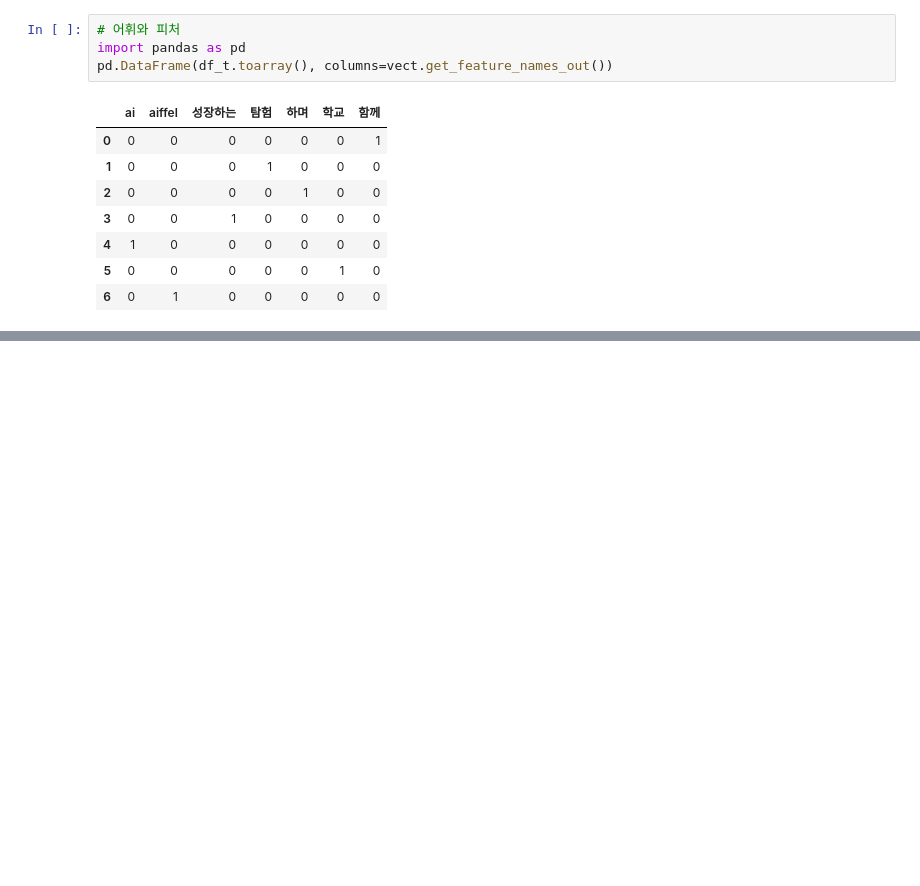
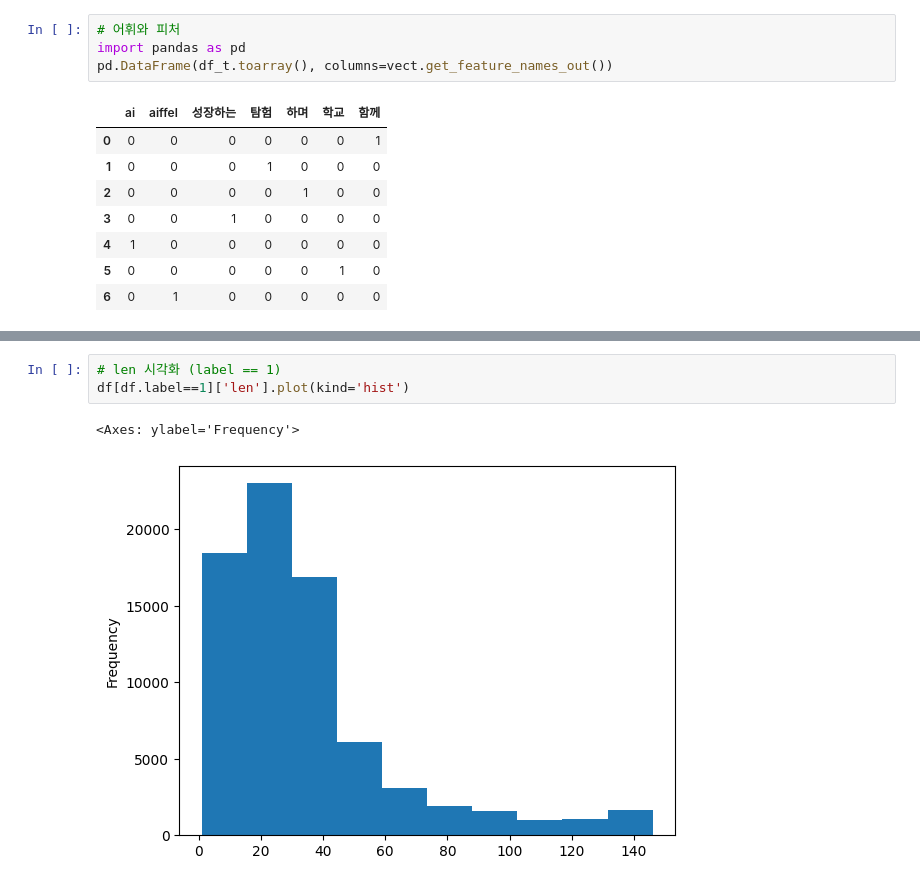
Before and after one commit to tomatojams/python_project, a Jupyter notebook: 모두의 연구소 3개월 집중 AI/3주차-6 자연어처리.ipynb, the cells around one changed output, grey strips where cells are left out. Cells and saved outputs as stored; diff of their text form; blank space fills up the shorter version.

```diff
--- a/모두의 연구소 3개월 집중 AI/3주차-6 자연어처리.ipynb
+++ b/모두의 연구소 3개월 집중 AI/3주차-6 자연어처리.ipynb
@@ -74,0 +198,6 @@ pd.DataFrame(df_t.toarray(), columns=vect.get_feature_names_out())
+# %%
+# len 시각화 (label == 1)
+df[df.label==1]['len'].plot(kind='hist')
+# %% [output]
+<Axes: ylabel='Frequency'>
+[figure, added]
```
Also changed, not shown: parts of 36 cells of this notebook, 1 other file.
